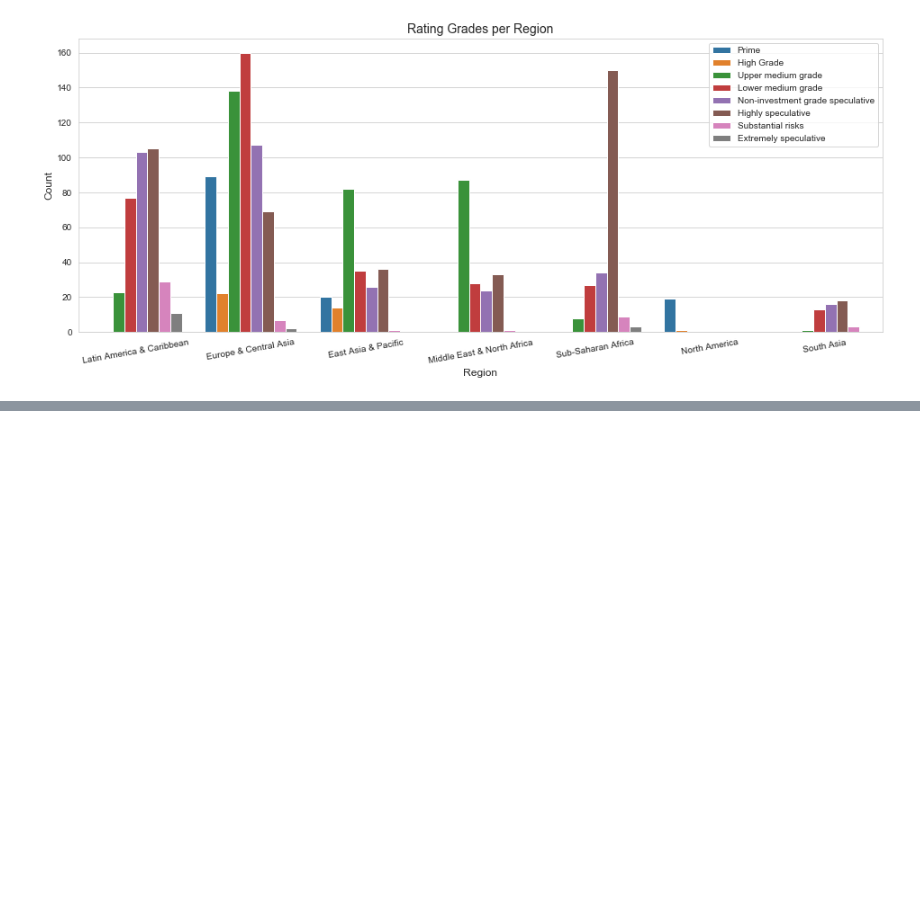
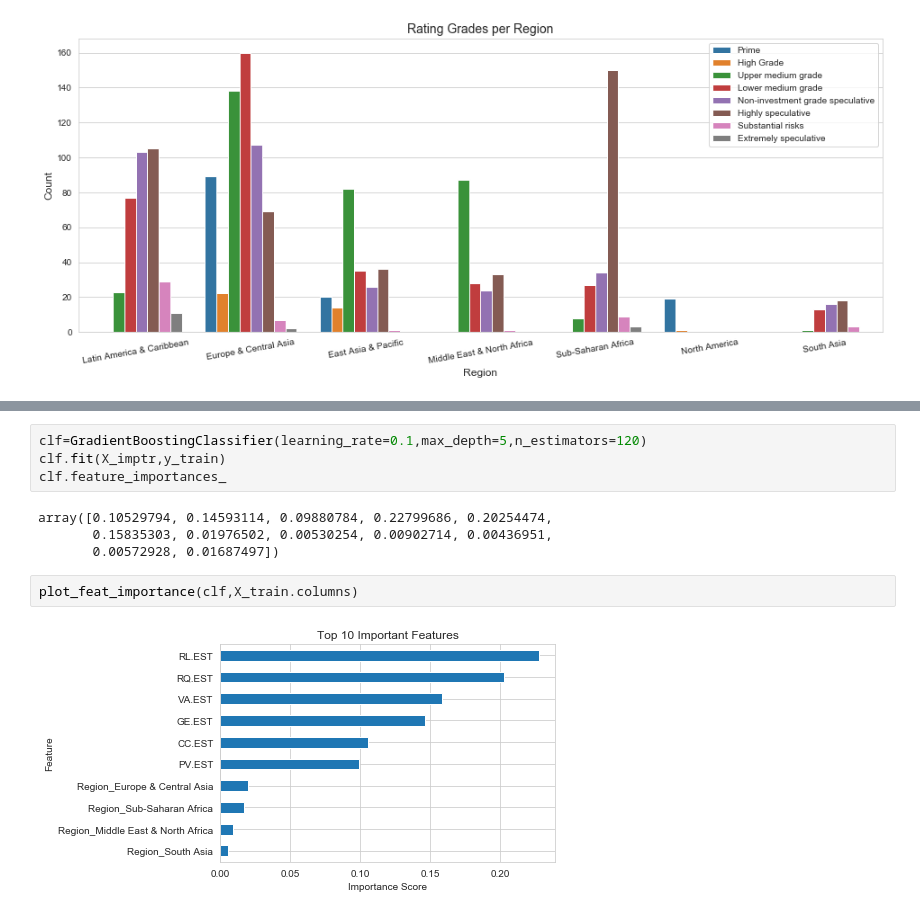
Before and after one commit to feraguilari/WorldBank_Capstone, a Jupyter notebook: notebook.ipynb, the cells around one changed output, grey strips where cells are left out. Saved outputs shown, nothing was run; the diff lists cells and outputs as text; blank space fills up the shorter version.

```diff
--- a/notebook.ipynb
+++ b/notebook.ipynb
@@ -864,0 +1146,12 @@ pivot_gov.isna().sum()
+# %%
+clf=GradientBoostingClassifier(learning_rate=0.1,max_depth=5,n_estimators=120)
+clf.fit(X_imptr,y_train)
+clf.feature_importances_
+# %% [output]
+array([0.10529794, 0.14593114, 0.09880784, 0.22799686, 0.20254474,
+       0.15835303, 0.01976502, 0.00530254, 0.00902714, 0.00436951,
+       0.00572928, 0.01687497])
+# %%
+plot_feat_importance(clf,X_train.columns)
+# %% [output]
+[figure, added]
```
Also changed, not shown: parts of 47 cells of this notebook, 2 other files.
